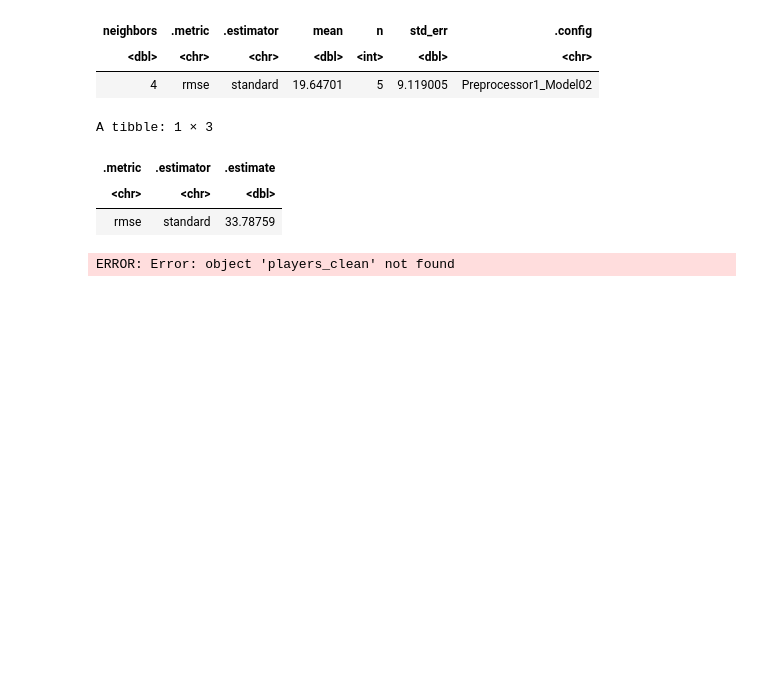
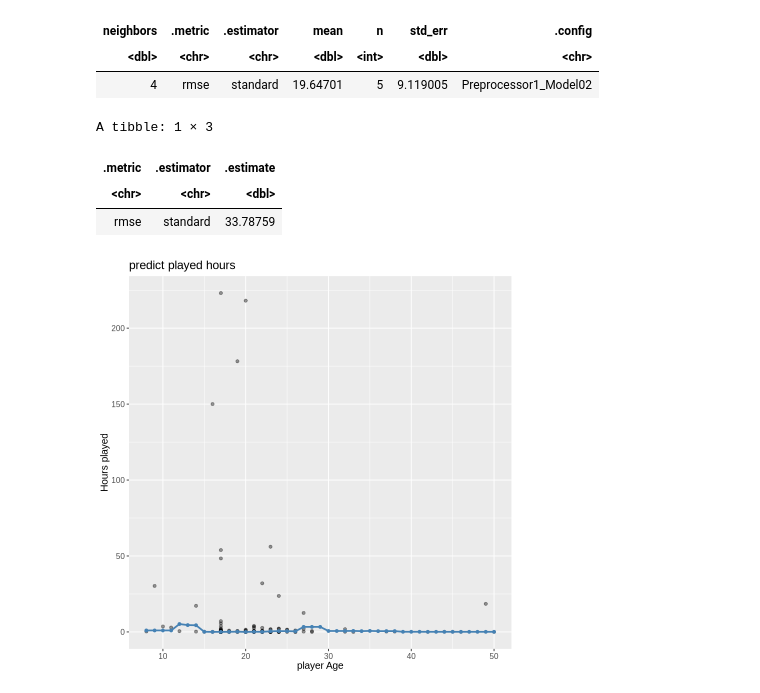
Before and after one commit to katjarj/dsci-100-project, a Jupyter notebook: final_report_dsci.ipynb, the cells around one changed output. Saved outputs shown, nothing was run; the diff lists cells and outputs as text; code cells hidden in the pictures; blank space fills up the shorter version.

Commit message:
data analysis added

```diff
--- a/final_report_dsci.ipynb
+++ b/final_report_dsci.ipynb
@@ -306,28 +306,31 @@ A tibble: 1 × 3
 # %%
 # Generate Prediction Grid for Visualization
 played_hours_prediction_grid <- tibble(
     age = seq(
-        from = players_clean |> pull(age) |> min(na.rm = TRUE),
-        to = players_clean |> pull(age) |> max(na.rm = TRUE),
+        from = players_wrangled |> pull(age) |> min(na.rm = TRUE),
+        to = players_wrangled |> pull(age) |> max(na.rm = TRUE),
     )
 )
 
 player_preds <- player_fit |>
   predict(played_hours_prediction_grid) |>
   bind_cols(played_hours_prediction_grid)
 
 # Plot Actual Data and Predictions
 plot_final <- ggplot(players_wrangled, aes(x = age, y = played_hours)) +
   geom_point(alpha = 0.4) +
   geom_line(data = player_preds,
             mapping = aes(x = age, y = .pred),
             color = "steelblue",
             linewidth = 1) +
+  geom_point(data = player_preds,
+            mapping = aes(x = age, y = .pred),
+            color = "steelblue") +
   xlab("player Age") +
   ylab("Hours played") +
   ggtitle("predict played hours") +
   theme(text = element_text(size = 12))
 
 plot_final
 # %% [output]
-ERROR: Error: object 'players_clean' not found
+[figure, added]
```
Also changed, not shown: parts of 2 cells of this notebook, 1 other file.
